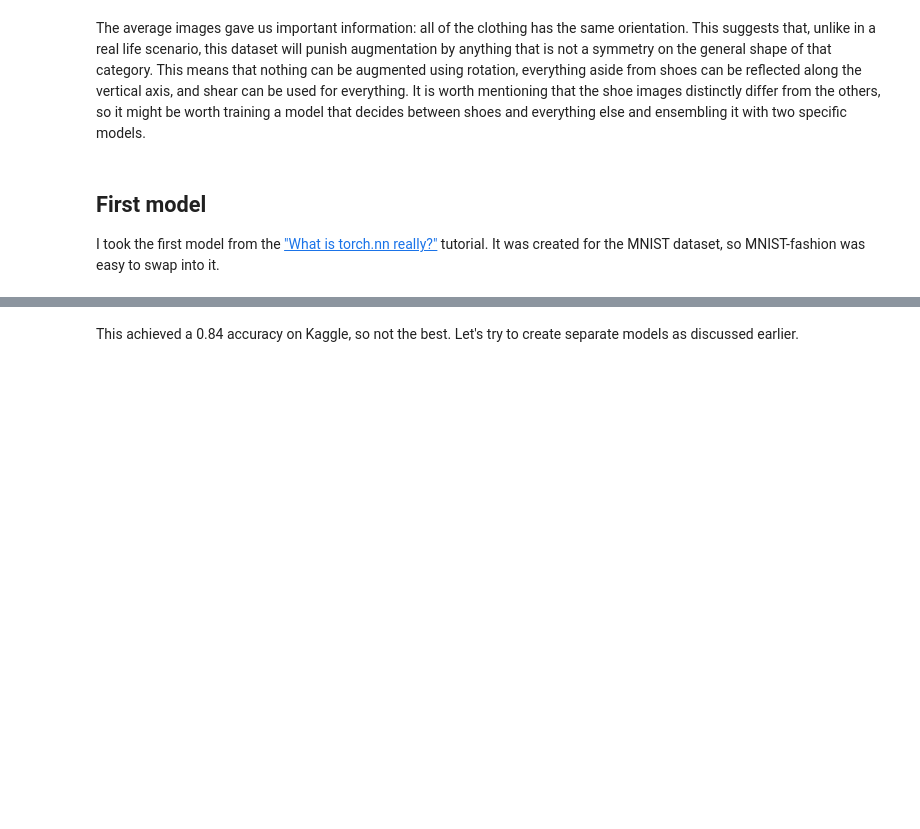
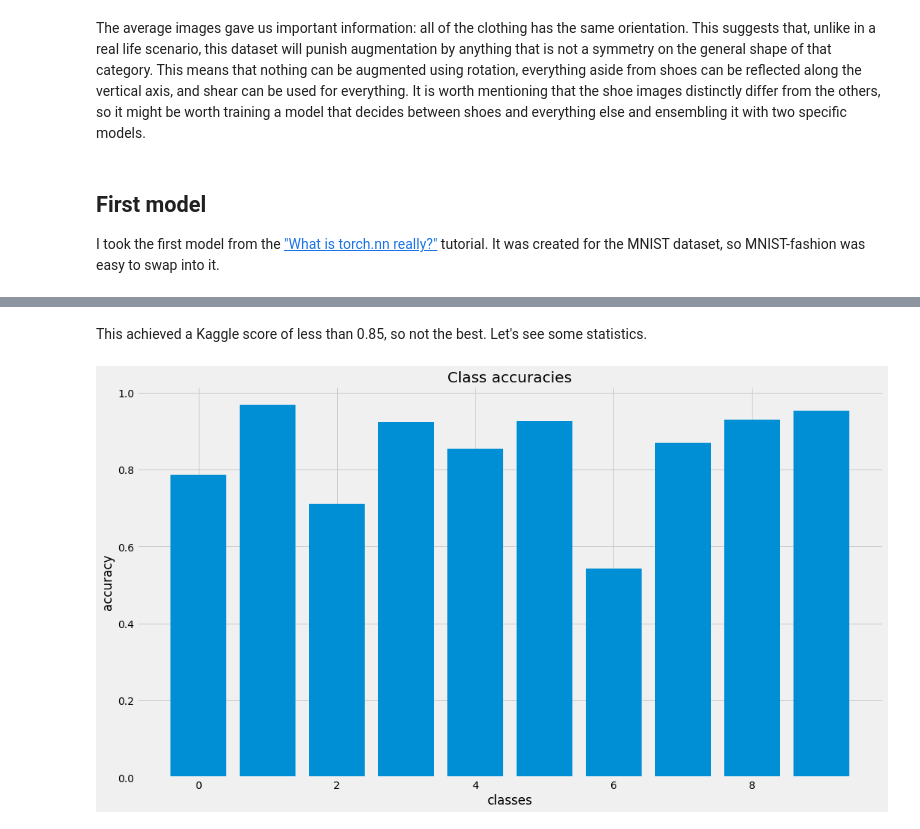
Before and after one commit to Joald/fashion-mnist-predict, a Jupyter notebook: Data exploration.ipynb, the cells around one changed output, grey strips where cells are left out. Saved outputs shown, nothing was run; the diff lists cells and outputs as text; code cells hidden in the pictures; blank space fills up the shorter version.

```diff
--- a/Data exploration.ipynb
+++ b/Data exploration.ipynb
@@ -283,3 +301,19 @@ delta loss was -0.003133976546426609, stopping
 DONE!
 # %% [markdown]
-This achieved a 0.84 accuracy on Kaggle, so not the best. Let's try to create separate models as discussed earlier.
+This achieved a Kaggle score of less than 0.85, so not the best. Let's see some statistics.
+# %%
+acc = []
+for y, xs in enumerate(categorized):
+    n = len(xs)
+    ys = y * torch.ones(n)
+    xs = next(iter(get_dl(torch.from_numpy(xs), ys, preprocess, n)))[0]
+    acc.append(accuracy_score(ys, model(xs).argmax(dim=1)))
+
+plt.figure(figsize=(16, 9))
+plt.bar(range(10), acc)
+plt.xlabel('classes')
+plt.ylabel('accuracy')
+plt.title('Class accuracies')
+plt.show()
+# %% [output]
+[figure, added]
```
Also changed, not shown: parts of 19 cells of this notebook, 7 other files.
